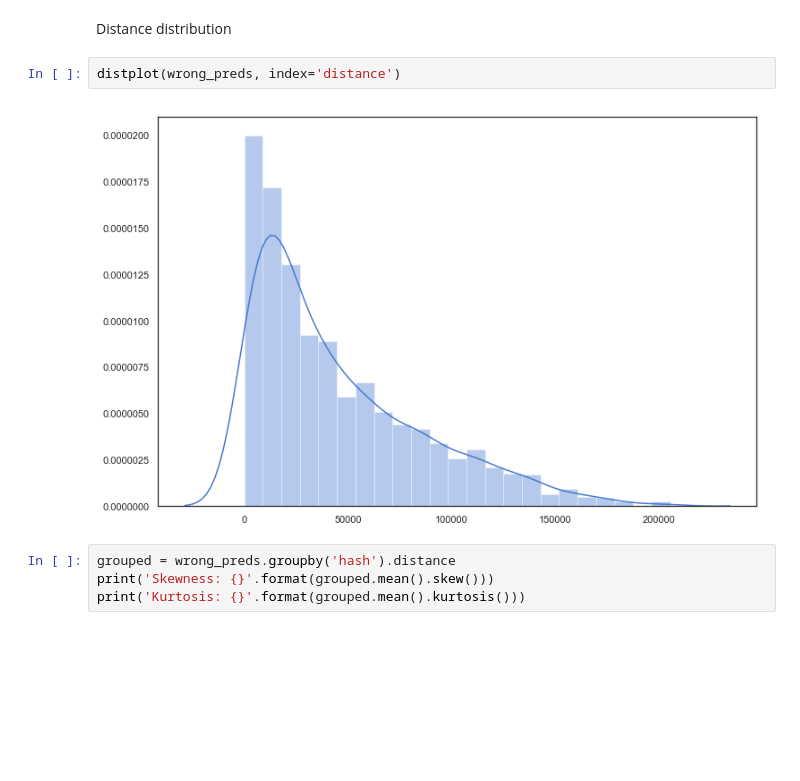
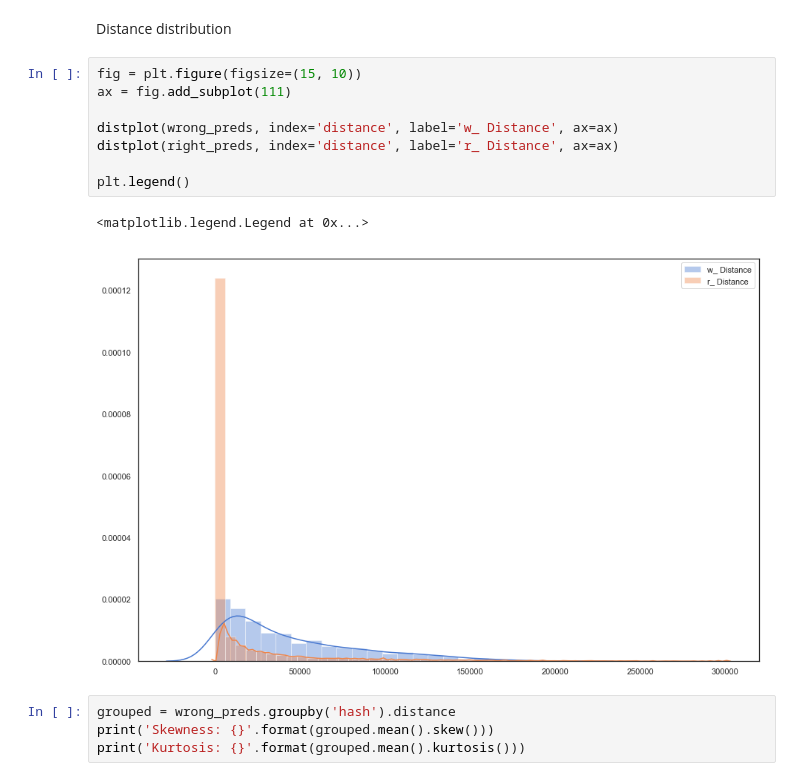
Before and after one commit to jcezarms/ey-nextwave-competition, a Jupyter notebook: notebooks/julio-01.residual-learning.ipynb, the cells around one changed output. Drawn from its saved outputs; the diff is of its cells as text; blank space fills up the shorter version.

```diff
--- a/notebooks/julio-01.residual-learning.ipynb
+++ b/notebooks/julio-01.residual-learning.ipynb
@@ -229,9 +235,16 @@ plot_avg_distance([x_delta_avg, y_delta_avg], figsize=(15, 17), title='Avg Dista
 # %% [markdown]
 Distance distribution
-# %%
-distplot(wrong_preds, index='distance')
-# %% [output]
-[figure, removed]
+# %%
+fig = plt.figure(figsize=(15, 10))
+ax = fig.add_subplot(111)
+
+distplot(wrong_preds, index='distance', label='w_ Distance', ax=ax)
+distplot(right_preds, index='distance', label='r_ Distance', ax=ax)
+
+plt.legend()
+# %% [output]
+<matplotlib.legend.Legend at 0x...>
+[figure, added]
 # %%
 grouped = wrong_preds.groupby('hash').distance
 print('Skewness: {}'.format(grouped.mean().skew()))
```
Also changed, not shown: parts of 16 cells of this notebook, 2 other files.
